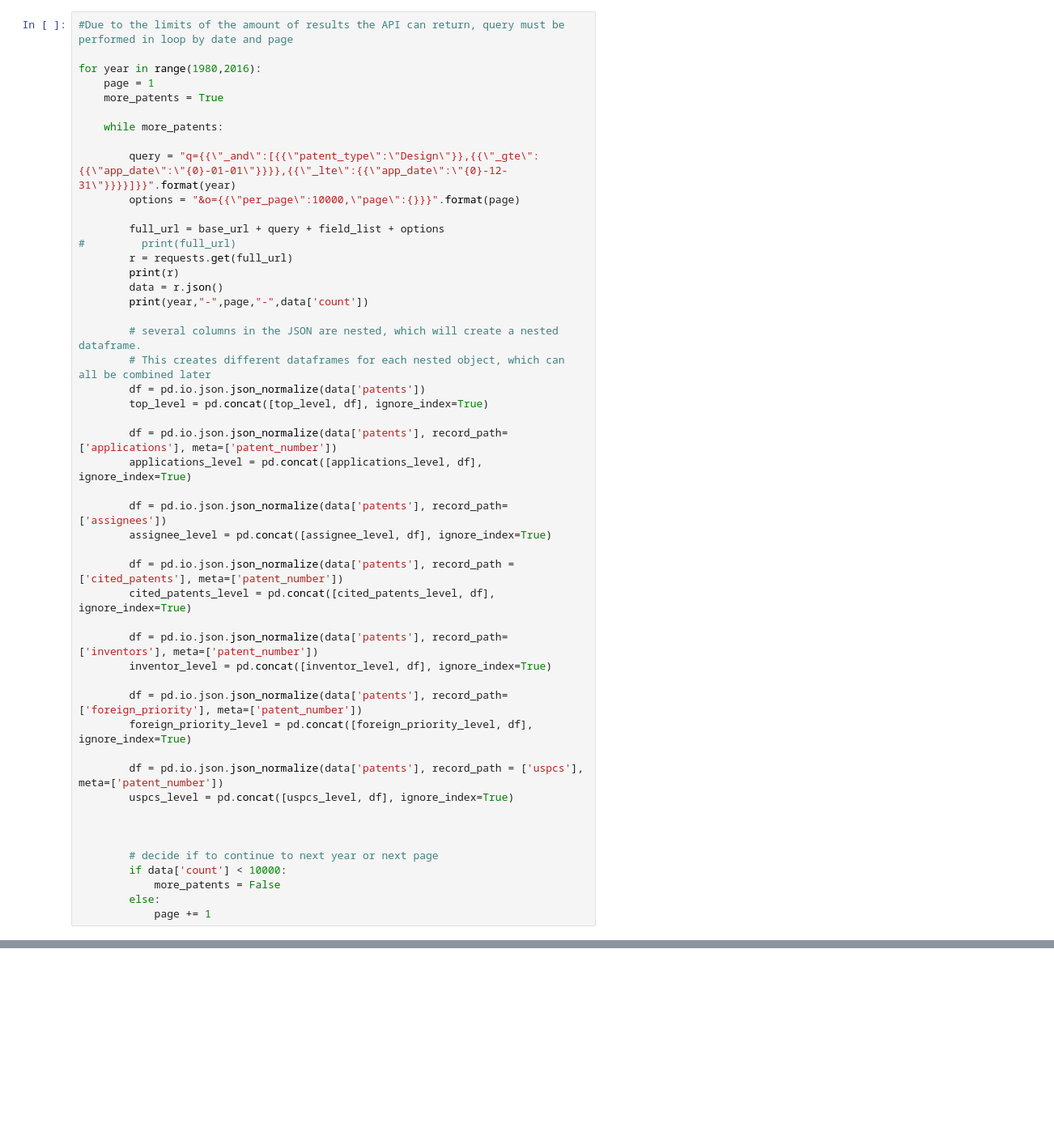
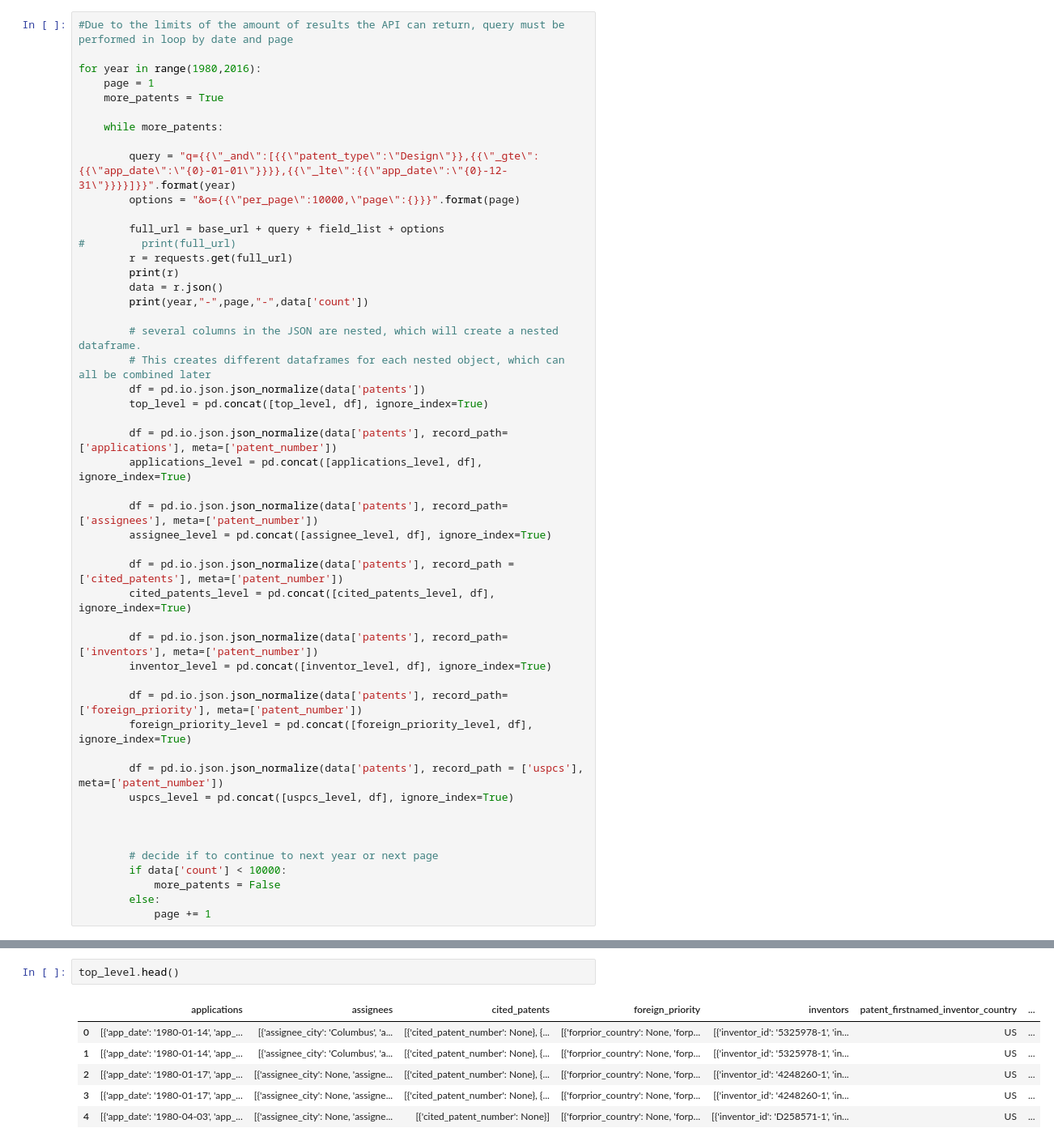
Before and after one commit to TieraLee/patents, a Jupyter notebook: Step 1 - Gather dataset.ipynb, the cells around one changed output, grey strips where cells are left out. Shown at 81% size. Drawn from its saved outputs; the diff is of its cells as text; blank space fills up the shorter version.

Commit message:
cleaning data

```diff
--- a/Step 1 - Gather dataset.ipynb
+++ b/Step 1 - Gather dataset.ipynb
@@ -76,7 +76,7 @@ for year in range(1980,2016):
         df = pd.io.json.json_normalize(data['patents'], record_path=['applications'], meta=['patent_number'])
         applications_level = pd.concat([applications_level, df], ignore_index=True)
 
-        df = pd.io.json.json_normalize(data['patents'], record_path=['assignees'])
+        df = pd.io.json.json_normalize(data['patents'], record_path=['assignees'], meta=['patent_number'])
         assignee_level = pd.concat([assignee_level, df], ignore_index=True)
 
         df = pd.io.json.json_normalize(data['patents'], record_path = ['cited_patents'], meta=['patent_number'])
@@ -152,0 +179,9 @@ Now that we have all the basic data that we are interested in, it's time to clea
+# %%
+top_level.head()
+# %% [output]
+|  | applications | assignees | cited_patents | foreign_priority | inventors | patent_firstnamed_inventor_country | ... |
+| 0 | [{'app_date': '1980-01-14', 'app_... | [{'assignee_city': 'Columbus', 'a... | [{'cited_patent_number': None}, {... | [{'forprior_country': None, 'forp... | [{'inventor_id': '5325978-1', 'in... | US | ... |
+| 1 | [{'app_date': '1980-01-14', 'app_... | [{'assignee_city': 'Columbus', 'a... | [{'cited_patent_number': None}, {... | [{'forprior_country': None, 'forp... | [{'inventor_id': '5325978-1', 'in... | US | ... |
+| 2 | [{'app_date': '1980-01-17', 'app_... | [{'assignee_city': None, 'assigne... | [{'cited_patent_number': None}, {... | [{'forprior_country': None, 'forp... | [{'inventor_id': '4248260-1', 'in... | US | ... |
+| 3 | [{'app_date': '1980-01-17', 'app_... | [{'assignee_city': None, 'assigne... | [{'cited_patent_number': None}, {... | [{'forprior_country': None, 'forp... | [{'inventor_id': '4248260-1', 'in... | US | ... |
+| 4 | [{'app_date': '1980-04-03', 'app_... | [{'assignee_city': None, 'assigne... | [{'cited_patent_number': None}] | [{'forprior_country': None, 'forp... | [{'inventor_id': 'D258571-1', 'in... | US | ... |
```
Also changed, not shown: parts of 98 cells of this notebook.
